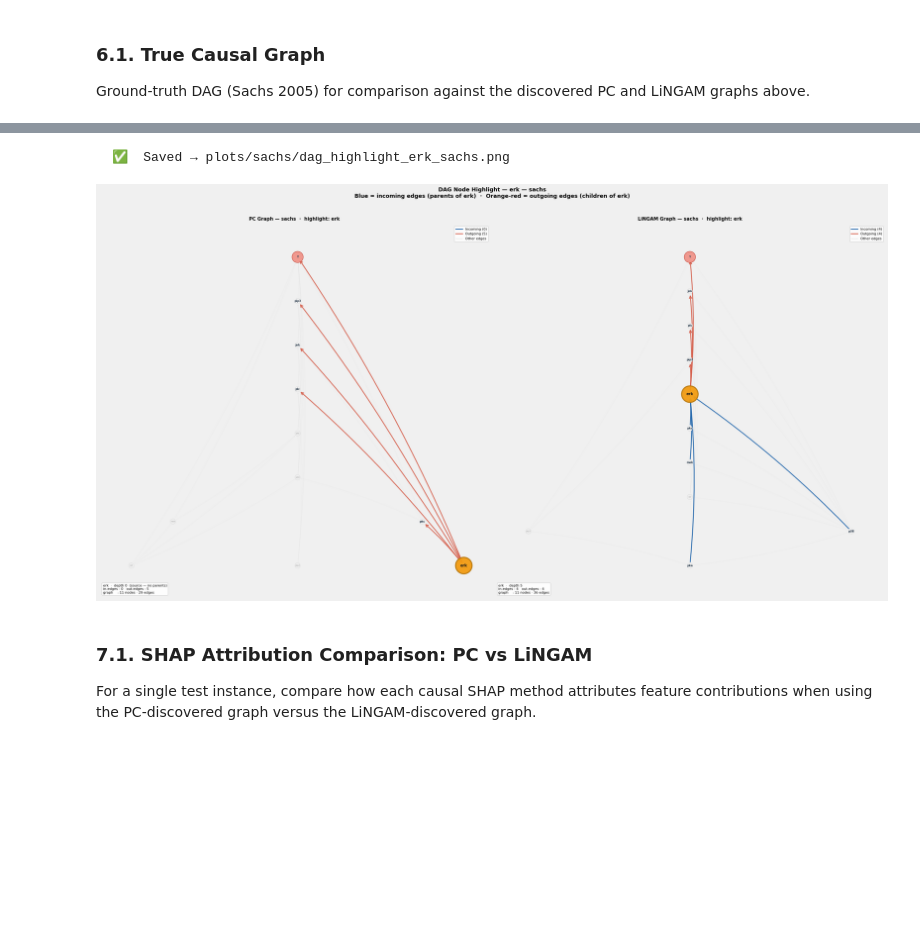
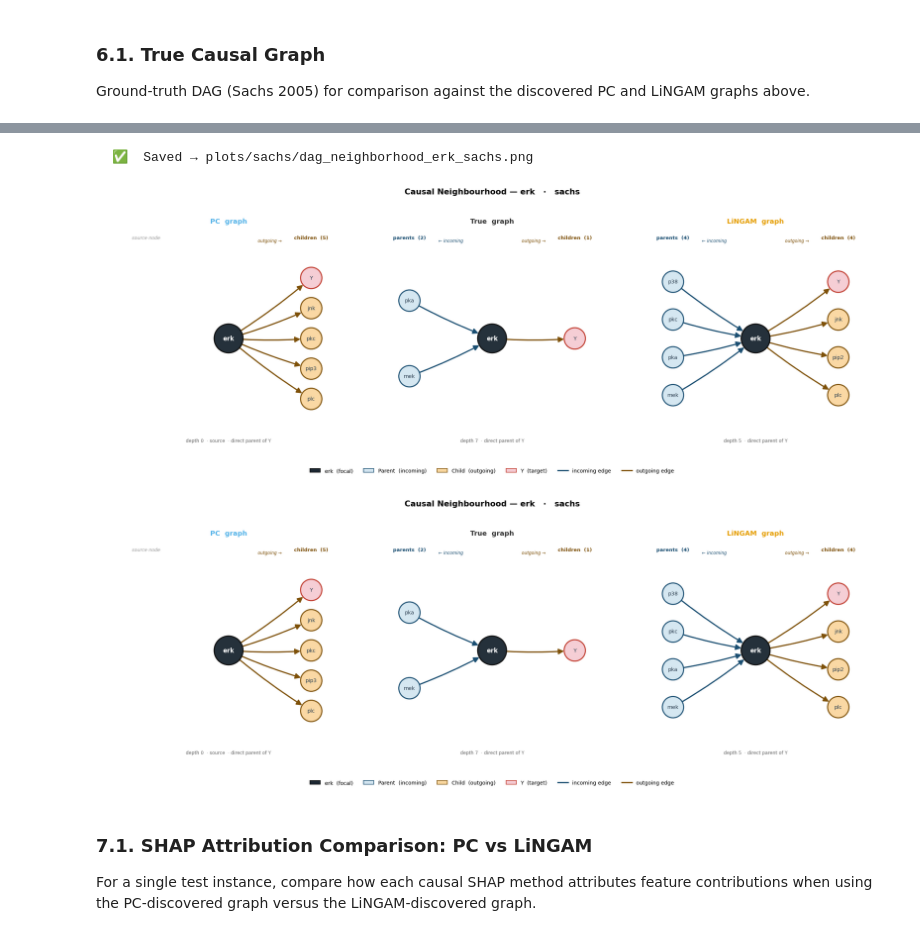
Before and after one commit to juanriosg12/master_thesis, a Jupyter notebook: notebooks/real_data_analysis.ipynb, the cells around one changed output, grey strips where cells are left out. Saved outputs shown, nothing was run; the diff lists cells and outputs as text; code cells hidden in the pictures; blank space fills up the shorter version.

Commit message:
update detail analysis plots

```diff
--- a/notebooks/real_data_analysis.ipynb
+++ b/notebooks/real_data_analysis.ipynb
@@ -454,15 +469,17 @@ All other nodes and edges are muted.
 # %%
 HIGHLIGHT_FEATURE = 'erk'   # change to any protein name
 
-fig_highlight = plot_dag_highlight(
-    G_pc, pos_pc, td_pc, src_pc, y_pc, ml_pc,
-    G_lingam, pos_lingam, td_lingam, src_lingam, y_lingam, ml_lingam,
-    HIGHLIGHT_FEATURE, pc_names, DATASET,
-    save_dir=PLOTS_DIR,
+plot_node_neighborhood(
+    HIGHLIGHT_FEATURE,
+    G_pc,     td_pc,     src_pc,     y_pc,     pc_names,
+    G_true,   td_true,   src_true,   y_true,   true_names,
+    G_lingam, td_lingam, src_lingam, y_lingam, lingam_names,
+    DATASET, save_dir=PLOTS_DIR,
 )
 # %% [output]
-  ✅  Saved → plots/sachs/dag_highlight_erk_sachs.png
+  ✅  Saved → plots/sachs/dag_neighborhood_erk_sachs.png
-[figure, old version]
+[figure, new version]
+[figure, added]
 # %% [markdown]
 ### 7.1. SHAP Attribution Comparison: PC vs LiNGAM
 
```
Also changed, not shown: parts of 14 cells of this notebook, 29 other files.
